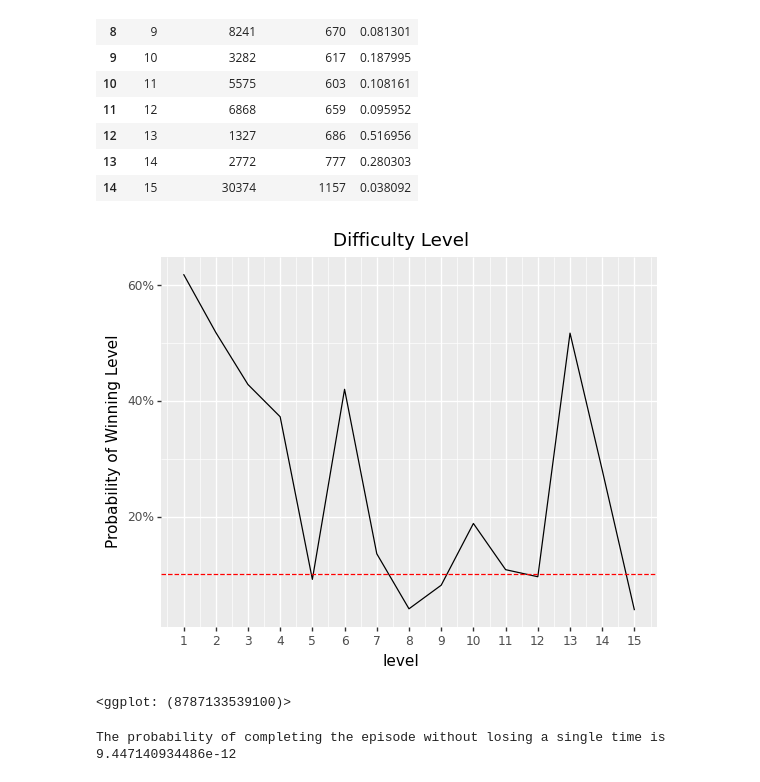
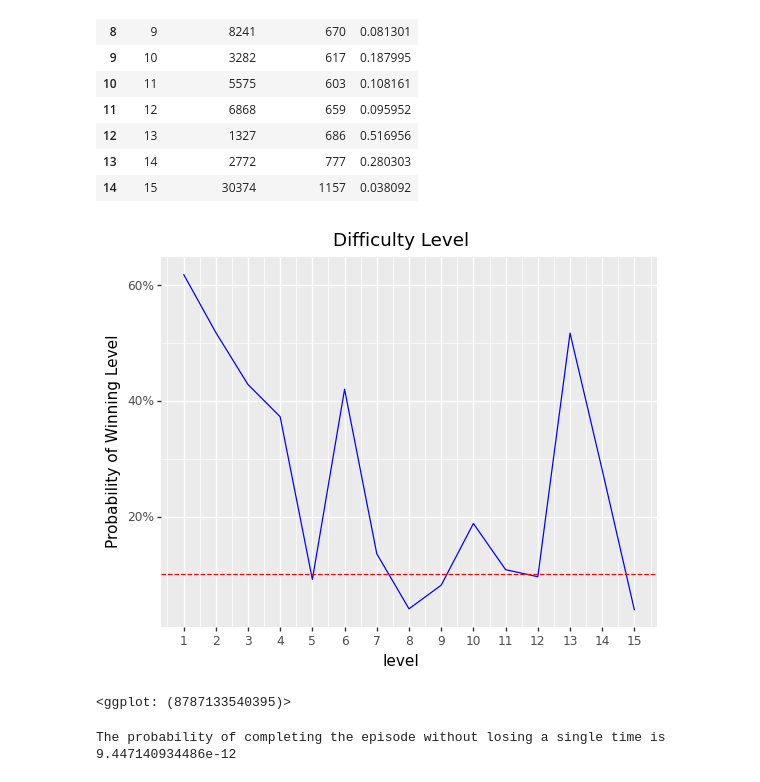
Before and after one commit to KC2016/Candy-Crush-Saga, a Jupyter notebook: notebook375bc23f7f.ipynb, the cells around one changed output. Drawn from its saved outputs; the diff is of its cells as text; code cells hidden in the pictures.

Commit message:
general updates, add a new image

```diff
--- a/notebook375bc23f7f.ipynb
+++ b/notebook375bc23f7f.ipynb
@@ -117,0 +122,15 @@ for value in unique_values:
+# %%
+# Convert the 'dt' column to datetime
+df['dt'] = pd.to_datetime(df['dt'])
+# Group by 'dt' and count unique 'player_id'
+unique_players_per_day = df.groupby('dt')['player_id'].nunique()
+# Calculate the mean value
+mean_unique_players = unique_players_per_day.mean()
+# Plot the graph
+fig, ax = plt.subplots()
+ax.plot(unique_players_per_day.index, unique_players_per_day.values)
+ax.axhline(mean_unique_players, color='r', linestyle='--')
+ax.set_ylabel('Number of active players')
+# Rotate the x-axis labels by 45 degrees
+plt.xticks(rotation=45)
+plt.show()
@@ -215,19 +241,17 @@ difficulty
 # %%
 # !jupyter kernelspec list
 # %%
-from mizani.formatters import percent_format
-
 ggplot(data=difficulty, mapping=aes(x='level', y='p_win')) + \
-    geom_line() + \
+    geom_line(color='blue') + \
     scale_x_continuous(breaks=list(range(1, 16))) + \
     scale_y_continuous(labels=percent_format(2)) + \
     ylab("Probability of Winning Level") + \
     ggtitle("Difficulty Level") + \
     theme(plot_title=element_text(hjust = 0.5)) + \
     geom_hline(yintercept=0.1, linetype='dashed', color='red')
 # %% [output]
-[figure, old version]
+[figure, new version]
-<ggplot: (8787133539100)>
+<ggplot: (8787133540395)>
 # %%
 # compute the probability of completing the episode without losing
 p = np.prod(difficulty['p_win'])
```
Also changed, not shown: parts of 7 cells of this notebook, 2 other files.
